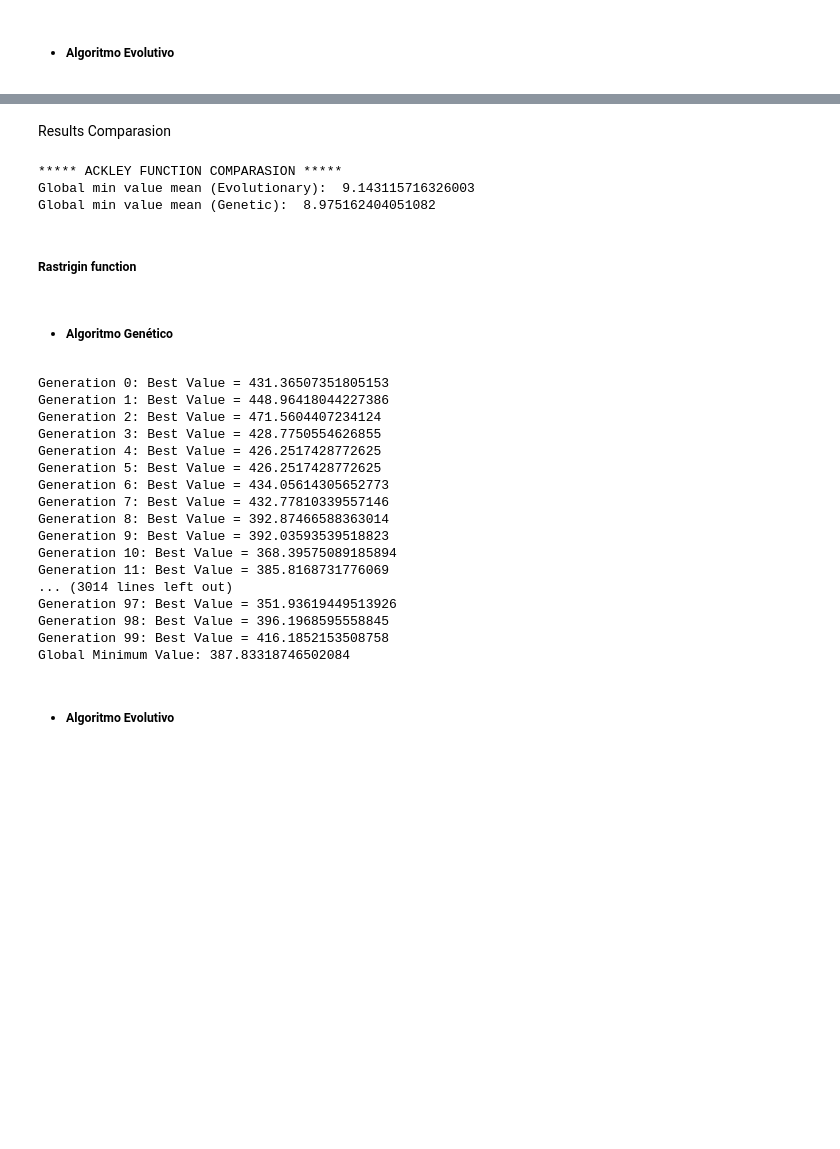
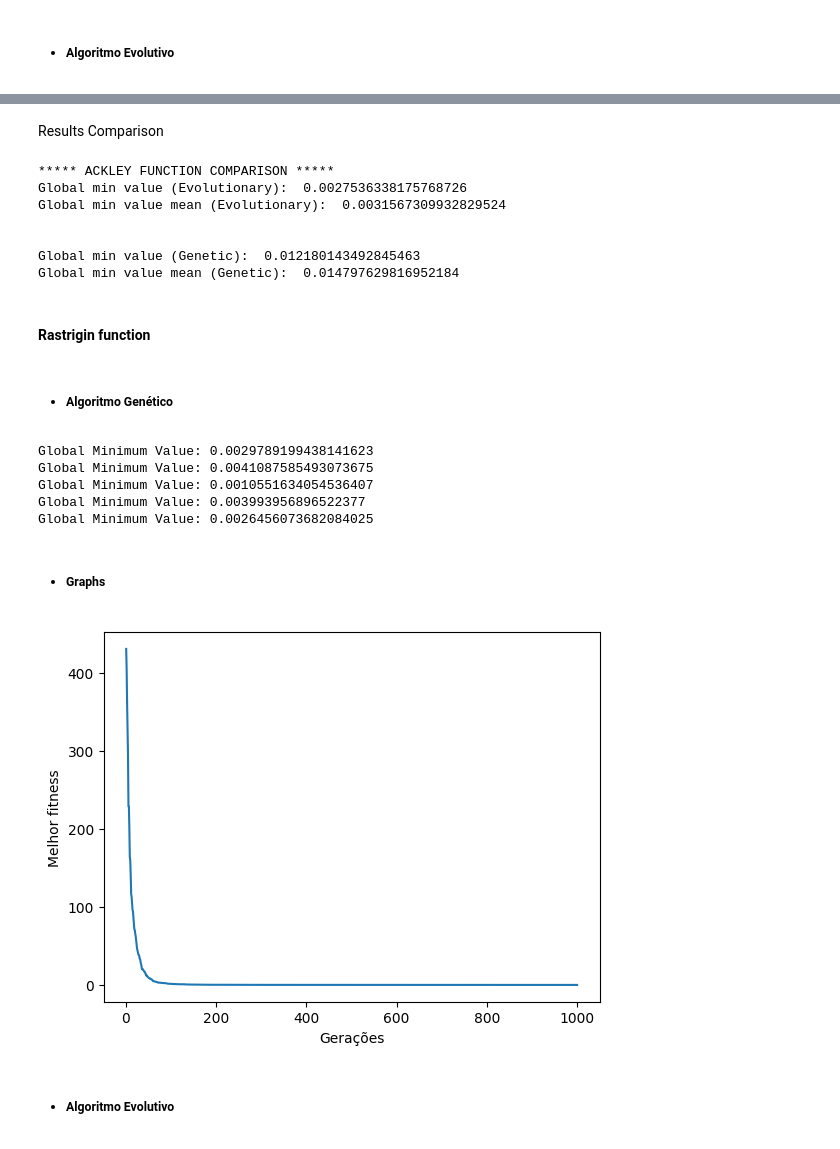
Before and after one commit to CaiolBarreto/function-optimization, a Jupyter notebook: main.ipynb, the cells around one changed output, grey strips where cells are left out. Cells and saved outputs as stored; diff of their text form; code cells hidden in the pictures; blank space fills up the shorter version.

```diff
--- a/main.ipynb
+++ b/main.ipynb
@@ -81,15 +74,22 @@ Global Minimum Value: 8.90834533786953
 # %% [markdown]
-Results Comparasion
+Results Comparison
 # %%
-print("***** ACKLEY FUNCTION COMPARASION *****")
+print("***** ACKLEY FUNCTION COMPARISON *****")
+print('Global min value (Evolutionary): ', min(ackley_min_values_evolutionary))
 print('Global min value mean (Evolutionary): ', numpy.mean(ackley_min_values_evolutionary))
+print('\n')
+print('Global min value (Genetic): ', min(ackley_min_values_genetic))
 print('Global min value mean (Genetic): ', numpy.mean(ackley_min_values_genetic))
 # %% [output]
-***** ACKLEY FUNCTION COMPARASION *****
-Global min value mean (Evolutionary):  9.143115716326003
-Global min value mean (Genetic):  8.975162404051082
+***** ACKLEY FUNCTION COMPARISON *****
+Global min value (Evolutionary):  0.0027536338175768726
+Global min value mean (Evolutionary):  0.0031567309932829524
+
+
+Global min value (Genetic):  0.012180143492845463
+Global min value mean (Genetic):  0.014797629816952184
 # %% [markdown]
-##### Rastrigin function
+#### Rastrigin function
 # %%
 min_value, max_value = -5.12, 5.12
 rastrigin_min_values_genetic = []
@@ -106,27 +106,33 @@ params = {
 # %% [markdown]
 - ##### Algoritmo Genético
 # %%
+lower_min_global = float('inf')
+lower_min_fitness_array = []
+
 for i in range(NUMBER_OF_EXECUTIONS):
-   global_min_value = genetic_algorithm(**params)
+   global_min_value, best_generations_fitness_array = genetic_algorithm(**params)
    rastrigin_min_values_genetic.append(global_min_value)
+
+   if global_min_value < lower_min_global:
+      lower_min_global = global_min_value
+      lower_min_fitness_array = best_generations_fitness_array
 # %% [output]
-Generation 0: Best Value = 431.36507351805153
-Generation 1: Best Value = 448.96418044227386
-Generation 2: Best Value = 471.5604407234124
-Generation 3: Best Value = 428.7750554626855
-Generation 4: Best Value = 426.2517428772625
-Generation 5: Best Value = 426.2517428772625
-Generation 6: Best Value = 434.05614305652773
-Generation 7: Best Value = 432.77810339557146
-Generation 8: Best Value = 392.87466588363014
-Generation 9: Best Value = 392.03593539518823
-Generation 10: Best Value = 368.39575089185894
-Generation 11: Best Value = 385.8168731776069
-... (3014 lines left out)
-Generation 97: Best Value = 351.93619449513926
-Generation 98: Best Value = 396.1968595558845
-Generation 99: Best Value = 416.1852153508758
-Global Minimum Value: 387.83318746502084
+Global Minimum Value: 0.0029789199438141623
+Global Minimum Value: 0.0041087585493073675
+Global Minimum Value: 0.0010551634054536407
+Global Minimum Value: 0.003993956896522377
+Global Minimum Value: 0.0026456073682084025
+# %% [markdown]
+- ##### Graphs
+# %%
+plt.plot(axis_value, lower_min_fitness_array)
+
+plt.xlabel('Gerações')
+plt.ylabel('Melhor fitness')
+
+plt.show()
+# %% [output]
+[figure, added]
 # %% [markdown]
 - ##### Algoritmo Evolutivo
 # %%
```
Also changed, not shown: parts of 31 cells of this notebook, 3 other files.
